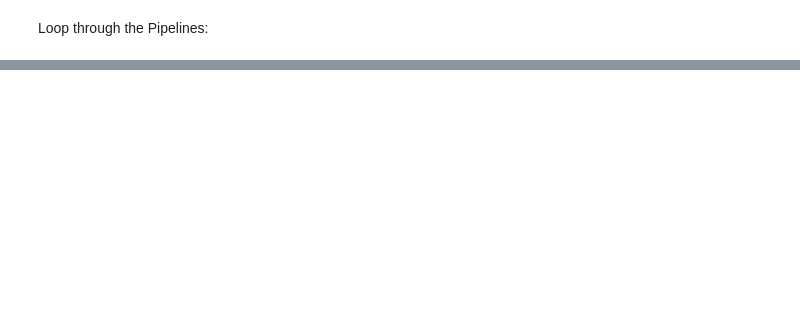
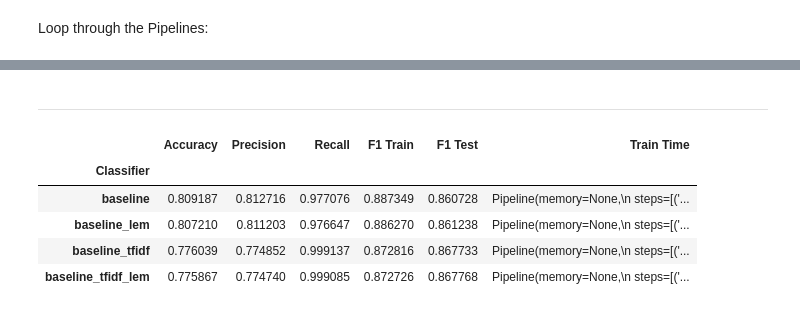
Before and after one commit to Wahe3bru/PersonalityProfiles, a Jupyter notebook: lemmaTokn.ipynb, the cells around one changed output, grey strips where cells are left out. Cells and saved outputs as stored; diff of their text form; code cells hidden in the pictures; blank space fills up the shorter version.

```diff
--- a/lemmaTokn.ipynb
+++ b/lemmaTokn.ipynb
@@ -259,0 +312,11 @@ main statement
+# %% [markdown]
+---
+# %%
+results
+# %% [output]
+|  | Accuracy | Precision | Recall | F1 Train | F1 Test | Train Time |
+| Classifier |  |  |  |  |  |  |
+| baseline | 0.809187 | 0.812716 | 0.977076 | 0.887349 | 0.860728 | Pipeline(memory=None,\n steps=[('... |
+| baseline_lem | 0.807210 | 0.811203 | 0.976647 | 0.886270 | 0.861238 | Pipeline(memory=None,\n steps=[('... |
+| baseline_tfidf | 0.776039 | 0.774852 | 0.999137 | 0.872816 | 0.867733 | Pipeline(memory=None,\n steps=[('... |
+| baseline_tfidf_lem | 0.775867 | 0.774740 | 0.999085 | 0.872726 | 0.867768 | Pipeline(memory=None,\n steps=[('... |
```
Also changed, not shown: parts of 37 cells of this notebook, 14 other files.
